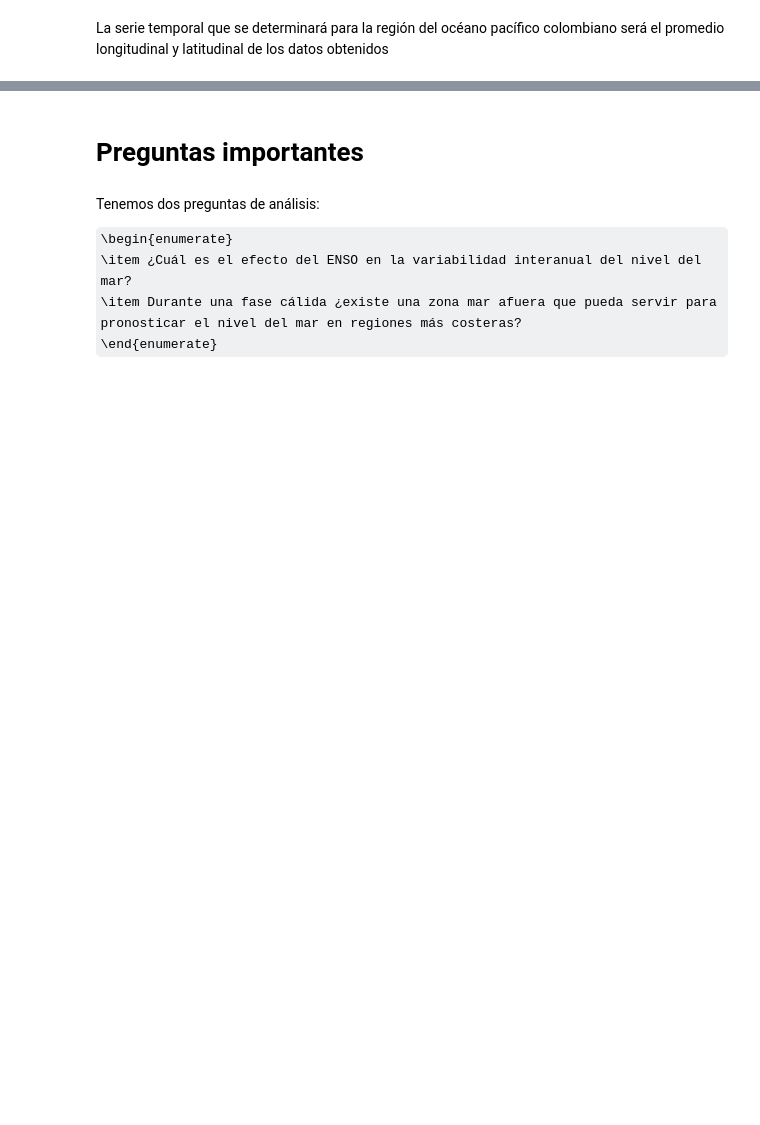
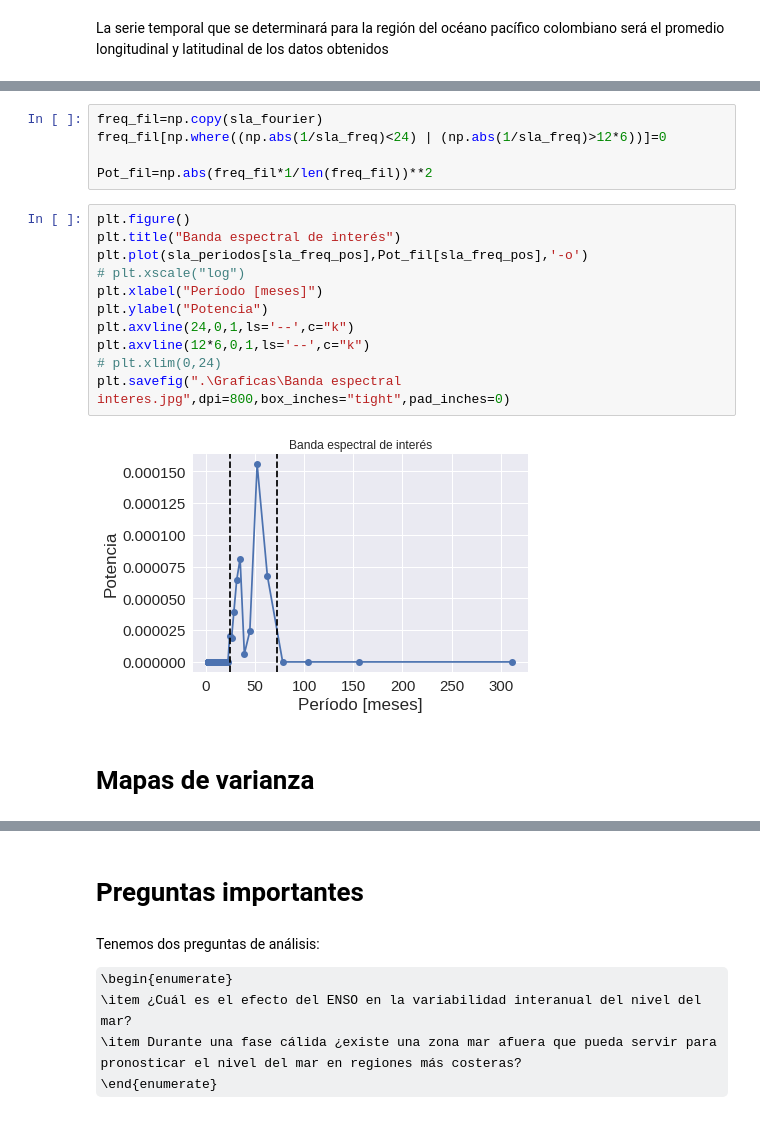
Before and after one commit to FrankAyalaC/Nivel-del-mar-en-Buenaventura, a Jupyter notebook: Scripts/Clases de datos/Trabajo. Objetivo 2.ipynb, the cells around one changed output, grey strips where cells are left out. Cells and saved outputs as stored; diff of their text form; some formulas as TeX source; blank space fills up the shorter version.

```diff
--- a/Scripts/Clases de datos/Trabajo. Objetivo 2.ipynb
+++ b/Scripts/Clases de datos/Trabajo. Objetivo 2.ipynb
@@ -309,0 +197,20 @@ plt.show()
+# %%
+freq_fil=np.copy(sla_fourier)
+freq_fil[np.where((np.abs(1/sla_freq)<24) | (np.abs(1/sla_freq)>12*6))]=0
+
+Pot_fil=np.abs(freq_fil*1/len(freq_fil))**2
+# %%
+plt.figure()
+plt.title("Banda espectral de interés")
+plt.plot(sla_periodos[sla_freq_pos],Pot_fil[sla_freq_pos],'-o')
+# plt.xscale("log")
+plt.xlabel("Período [meses]")
+plt.ylabel("Potencia")
+plt.axvline(24,0,1,ls='--',c="k")
+plt.axvline(12*6,0,1,ls='--',c="k")
+# plt.xlim(0,24)
+plt.savefig(".\Graficas\Banda espectral interes.jpg",dpi=800,box_inches="tight",pad_inches=0)
+# %% [output]
+[figure, added]
+# %% [markdown]
+# Mapas de varianza
```
Also changed, not shown: parts of 61 cells of this notebook, 2 other files.
